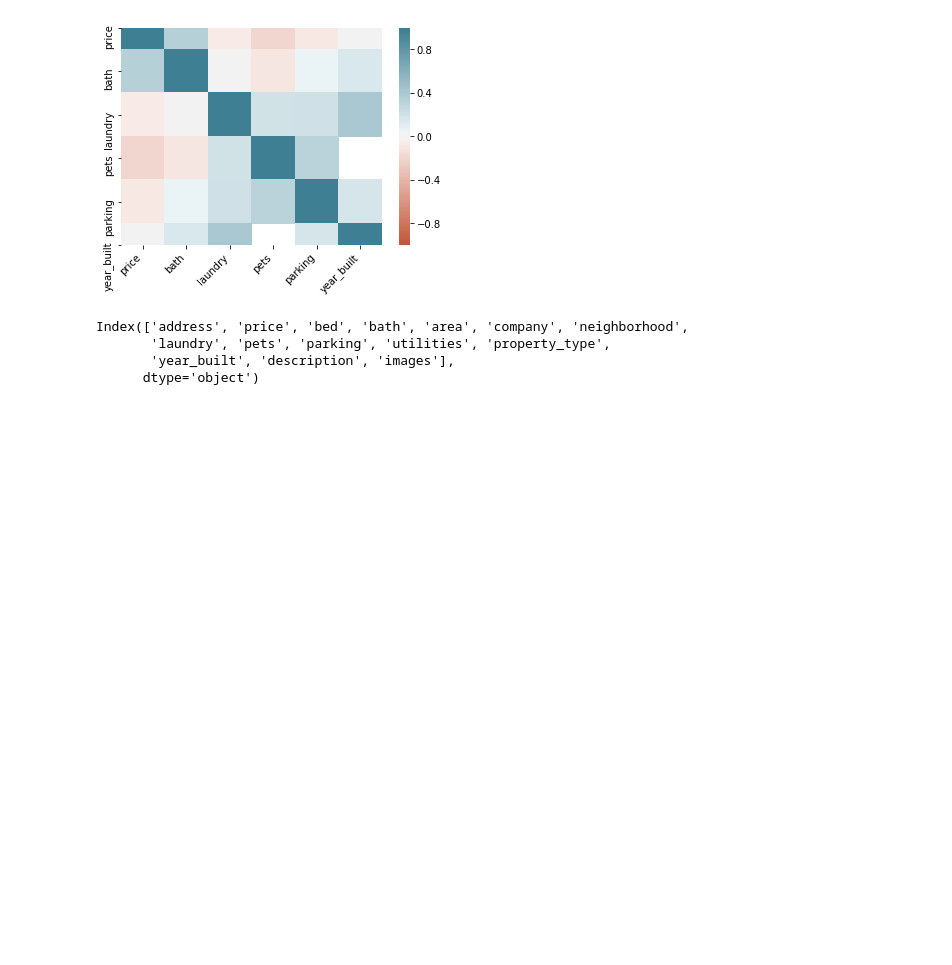
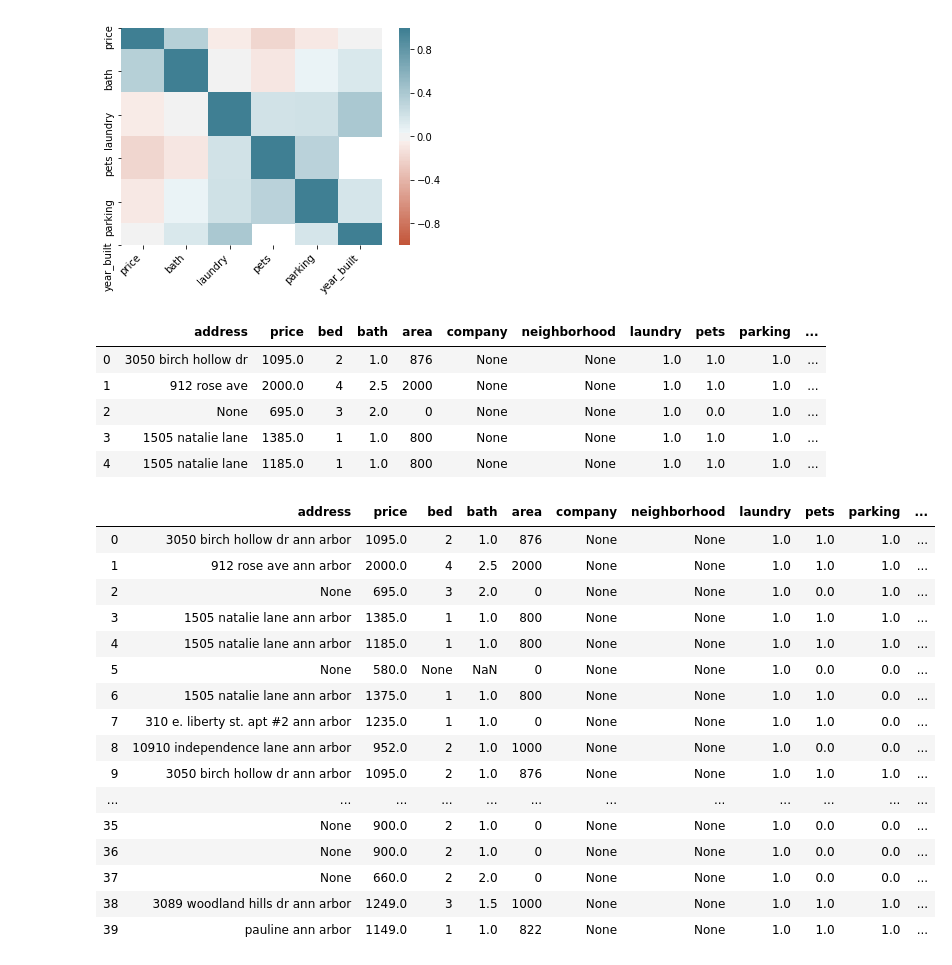
Before and after one commit to burteth/Housing-Goecoding, a Jupyter notebook: CombineDataAnalysis.ipynb, the cells around one changed output. Cells and saved outputs as stored; diff of their text form; code cells hidden in the pictures; blank space fills up the shorter version.

```diff
--- a/CombineDataAnalysis.ipynb
+++ b/CombineDataAnalysis.ipynb
@@ -75,13 +75,39 @@ def cleaner(address):
         return False
     return True
 # %%
-
 df['address'] = df['address'].apply(fixer)
-cleaner_df = df[df['address'].apply(cleaner)]
-cleaner_df.columns
+df.head()
 # %% [output]
-Index(['address', 'price', 'bed', 'bath', 'area', 'company', 'neighborhood',
-       'laundry', 'pets', 'parking', 'utilities', 'property_type',
-       'year_built', 'description', 'images'],
-      dtype='object')
+|  | address | price | bed | bath | area | company | neighborhood | laundry | pets | parking | ... |
+| 0 | 3050 birch hollow dr | 1095.0 | 2 | 1.0 | 876 | None | None | 1.0 | 1.0 | 1.0 | ... |
+| 1 | 912 rose ave | 2000.0 | 4 | 2.5 | 2000 | None | None | 1.0 | 1.0 | 1.0 | ... |
+| 2 | None | 695.0 | 3 | 2.0 | 0 | None | None | 1.0 | 0.0 | 1.0 | ... |
+| 3 | 1505 natalie lane | 1385.0 | 1 | 1.0 | 800 | None | None | 1.0 | 1.0 | 1.0 | ... |
+| 4 | 1505 natalie lane | 1185.0 | 1 | 1.0 | 800 | None | None | 1.0 | 1.0 | 1.0 | ... |
+# %%
+def ann_arbor(address):
+    if address != None:
+        if str(address).find("ann arbor") == -1:
+            address = address + " ann arbor"
+        return address
+df['address'] = df['address'].apply(ann_arbor)
+df.head(40)
+# %% [output]
+|  | address | price | bed | bath | area | company | neighborhood | laundry | pets | parking | ... |
+| 0 | 3050 birch hollow dr ann arbor | 1095.0 | 2 | 1.0 | 876 | None | None | 1.0 | 1.0 | 1.0 | ... |
+| 1 | 912 rose ave ann arbor | 2000.0 | 4 | 2.5 | 2000 | None | None | 1.0 | 1.0 | 1.0 | ... |
+| 2 | None | 695.0 | 3 | 2.0 | 0 | None | None | 1.0 | 0.0 | 1.0 | ... |
+| 3 | 1505 natalie lane ann arbor | 1385.0 | 1 | 1.0 | 800 | None | None | 1.0 | 1.0 | 1.0 | ... |
+| 4 | 1505 natalie lane ann arbor | 1185.0 | 1 | 1.0 | 800 | None | None | 1.0 | 1.0 | 1.0 | ... |
+| 5 | None | 580.0 | None | NaN | 0 | None | None | 1.0 | 0.0 | 0.0 | ... |
+| 6 | 1505 natalie lane ann arbor | 1375.0 | 1 | 1.0 | 800 | None | None | 1.0 | 1.0 | 0.0 | ... |
+| 7 | 310 e. liberty st. apt #2 ann arbor | 1235.0 | 1 | 1.0 | 0 | None | None | 1.0 | 1.0 | 0.0 | ... |
+| 8 | 10910 independence lane ann arbor | 952.0 | 2 | 1.0 | 1000 | None | None | 1.0 | 0.0 | 0.0 | ... |
+| 9 | 3050 birch hollow dr ann arbor | 1095.0 | 2 | 1.0 | 876 | None | None | 1.0 | 1.0 | 1.0 | ... |
+| ... | ... | ... | ... | ... | ... | ... | ... | ... | ... | ... | ... |
+| 35 | None | 900.0 | 2 | 1.0 | 0 | None | None | 1.0 | 0.0 | 0.0 | ... |
+| 36 | None | 900.0 | 2 | 1.0 | 0 | None | None | 1.0 | 0.0 | 0.0 | ... |
+| 37 | None | 660.0 | 2 | 2.0 | 0 | None | None | 1.0 | 0.0 | 0.0 | ... |
+| 38 | 3089 woodland hills dr ann arbor | 1249.0 | 3 | 1.5 | 1000 | None | None | 1.0 | 1.0 | 1.0 | ... |
+| 39 | pauline ann arbor | 1149.0 | 1 | 1.0 | 822 | None | None | 1.0 | 1.0 | 1.0 | ... |
 # %%
```
Also changed, not shown: parts of 2 cells of this notebook, 1 other file.
